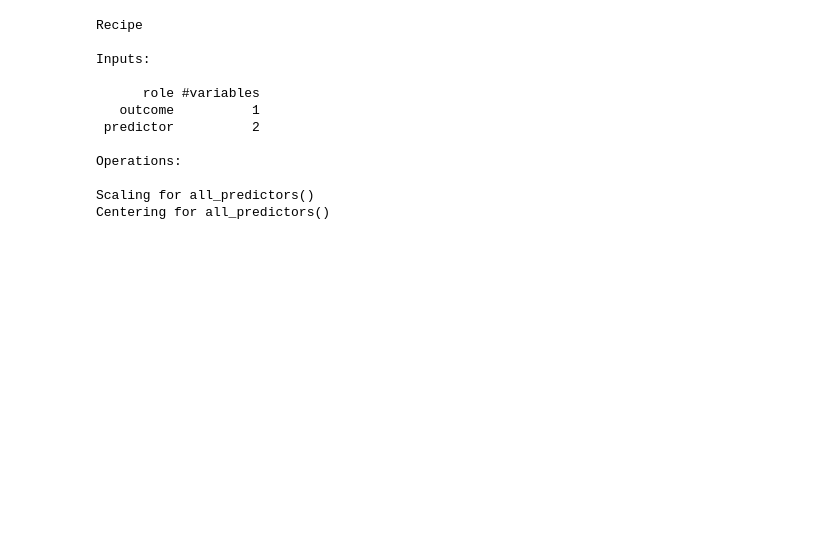
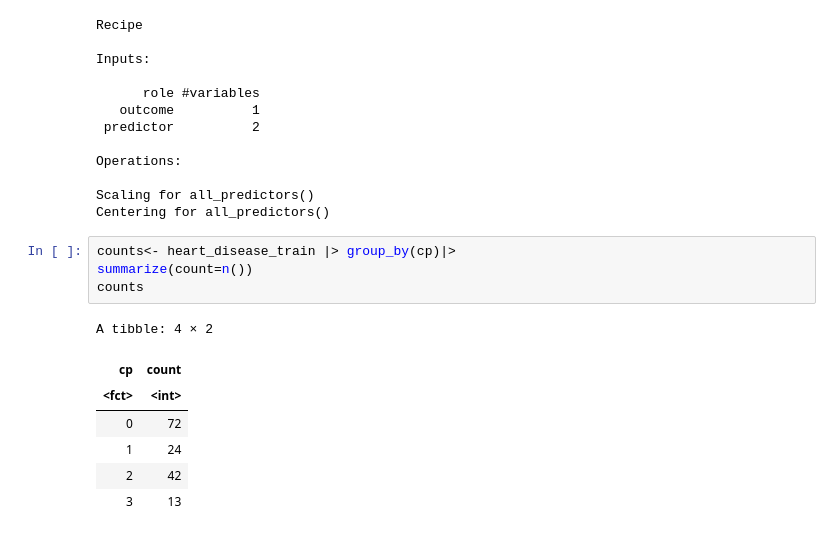
Before and after one commit to Chr1zz-D/dsci-100-demo, a Jupyter notebook: groupproposal data.ipynb, the cells around one changed output. Drawn from its saved outputs; the diff is of its cells as text; blank space fills up the shorter version.

```diff
--- a/groupproposal data.ipynb
+++ b/groupproposal data.ipynb
@@ -101,3 +80,15 @@ Operations:
 
 Scaling for all_predictors()
 Centering for all_predictors()
+# %%
+counts<- heart_disease_train |> group_by(cp)|>
+summarize(count=n())
+counts
+# %% [output]
+A tibble: 4 × 2
+| cp | count |
+| <fct> | <int> |
+| 0 | 72 |
+| 1 | 24 |
+| 2 | 42 |
+| 3 | 13 |
```
Also changed, not shown: parts of 2 cells of this notebook.
